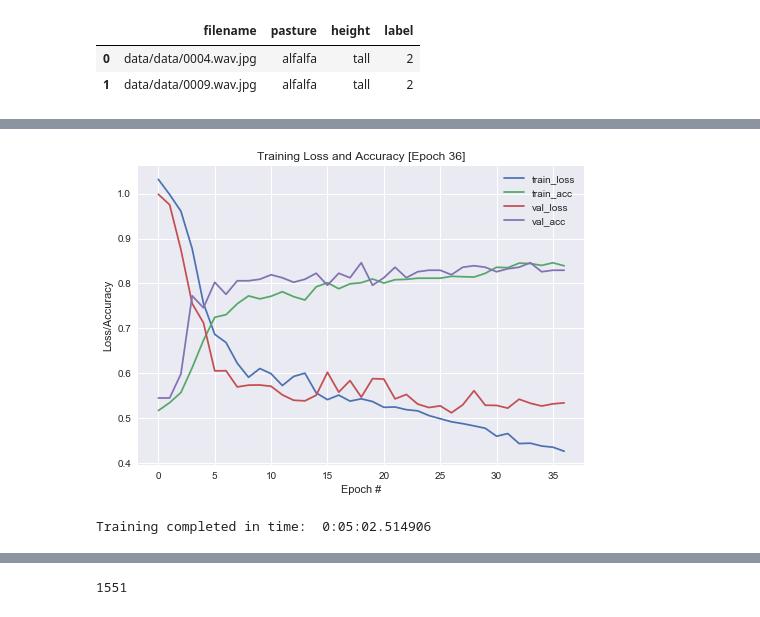
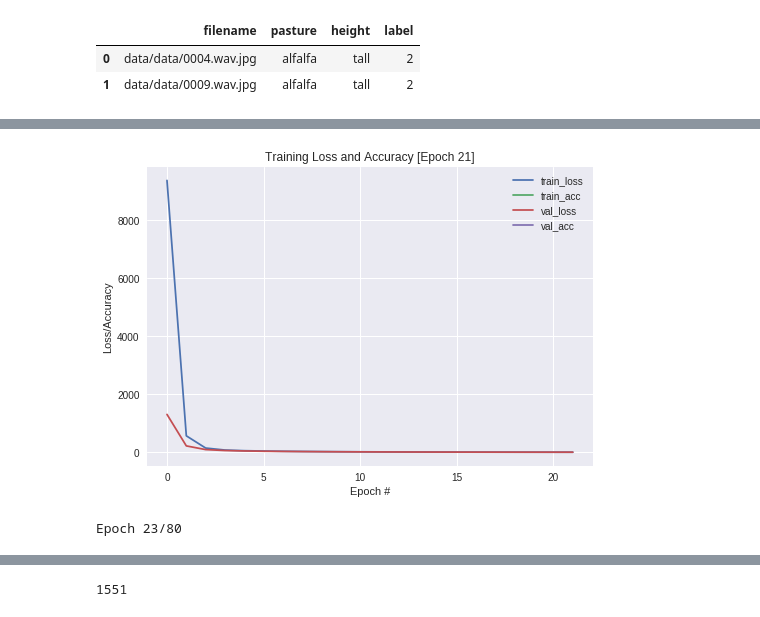
Before and after one commit to juancrescente/ia-litoral, a Jupyter notebook: model-spectro.ipynb, the cells around one changed output, grey strips where cells are left out. Cells and saved outputs as stored; diff of their text form; code cells hidden in the pictures.

```diff
--- a/model-spectro.ipynb
+++ b/model-spectro.ipynb
@@ -161,42 +176,32 @@ def build_model():
     from keras.utils import np_utils
     from sklearn import metrics
     import keras
+    from keras import regularizers
 
-    INIT_LR = 1e-3
     num_labels = yy.shape[1]
-    input_shape=(IMG_SIZE_1,IMG_SIZE_2, 1)
+    input_shape=(IMG_SIZE_1,IMG_SIZE_2,1)
 
     model = Sequential()
-    model.add(Conv2D(64, kernel_size=(3,3),input_shape=input_shape, activation='relu'))
-    model.add(MaxPooling2D(pool_size=(2,2)))
-    model.add(Dropout(0.25))
+    model.add(Conv2D(32,
+                     kernel_size=(3,3),
+                     input_shape=input_shape,
+                     activation='relu',
+                     kernel_regularizer=regularizers.l2(0.01),
+                     activity_regularizer=regularizers.l1(0.01)))
 
-    model.add(Conv2D(64, kernel_size=(3,3),activation='relu'))
+
+    model.add(Conv2D(64,
+                     kernel_size=(3,3),
+                     activation='relu',
+                     kernel_regularizer=regularizers.l2(0.01),
+                     activity_regularizer=regularizers.l1(0.01)))
     model.add(MaxPooling2D(pool_size=(2,2)))
     model.add(Dropout(0.25))
 
     model.add(Flatten())
 
-    #model.add(Dense(50, activation='softmax'))
+    model.add(Dense(150, activation='softmax'))
     model.add(Dense(num_labels, activation='softmax'))
 
     model.compile(loss=keras.losses.categorical_crossentropy, optimizer='adam',metrics=['accuracy'])
     return model
-
-    # Construct model
-    model = Sequential()
-    model.add(Conv2D(filters=8, kernel_size=3, input_shape=(IMG_SIZE_1,IMG_SIZE_2, 1), activation='relu'))
-    model.add(MaxPooling2D(pool_size=2))
-    model.add(Dropout(0.25))
-
-    model.add(Conv2D(filters=16, kernel_size=3, input_shape=(IMG_SIZE_1,IMG_SIZE_2, 1), activation='relu'))
-    model.add(MaxPooling2D(pool_size=2))
-    model.add(Dropout(0.25))
-
-
-    model.add(Flatten())  # this converts our 3D feature maps to 1D feature vectors
-    model.add(Dense(200))
-    model.add(Dense(num_labels, activation='softmax'))
-    model.compile(loss='categorical_crossentropy', metrics=['accuracy'], optimizer='adam')
-
-    return model
@@ -270,31 +234,31 @@ Pre-training accuracy: 36.4548%
 # %%
 #https://medium.com/@mikesmales/sound-classification-using-deep-learning-8bc2aa1990b7
 from keras.callbacks import EarlyStopping, ModelCheckpoint
 from datetime import datetime
 
 num_epochs = 80
-num_batch_size = 80
+num_batch_size = 60
 
 es = EarlyStopping(monitor='val_loss', patience=10)
 ch = ModelCheckpoint(filepath='data/weights.best.basic_cnn.hdf5',
                                verbose=1, save_best_only=True)
 
 
 callbacks = [es, ch, LivePlot()]
 start = datetime.now()
 
 model.fit(x_train, y_train, batch_size=num_batch_size,
           epochs=num_epochs,
           validation_data=(x_test, y_test),
           verbose=1,
           callbacks=callbacks)
 
 
 duration = datetime.now() - start
 print("Training completed in time: ", duration)
 # %% [output]
-[figure, old version]
+[figure, new version]
-Training completed in time:  0:05:02.514906
+Epoch 23/80
 # %%
 path_weights = 'data/weights.best.basic_cnn.hdf5'
 model.load_weights(path_weights)
```
Also changed, not shown: parts of 12 cells of this notebook, 3 other files.
